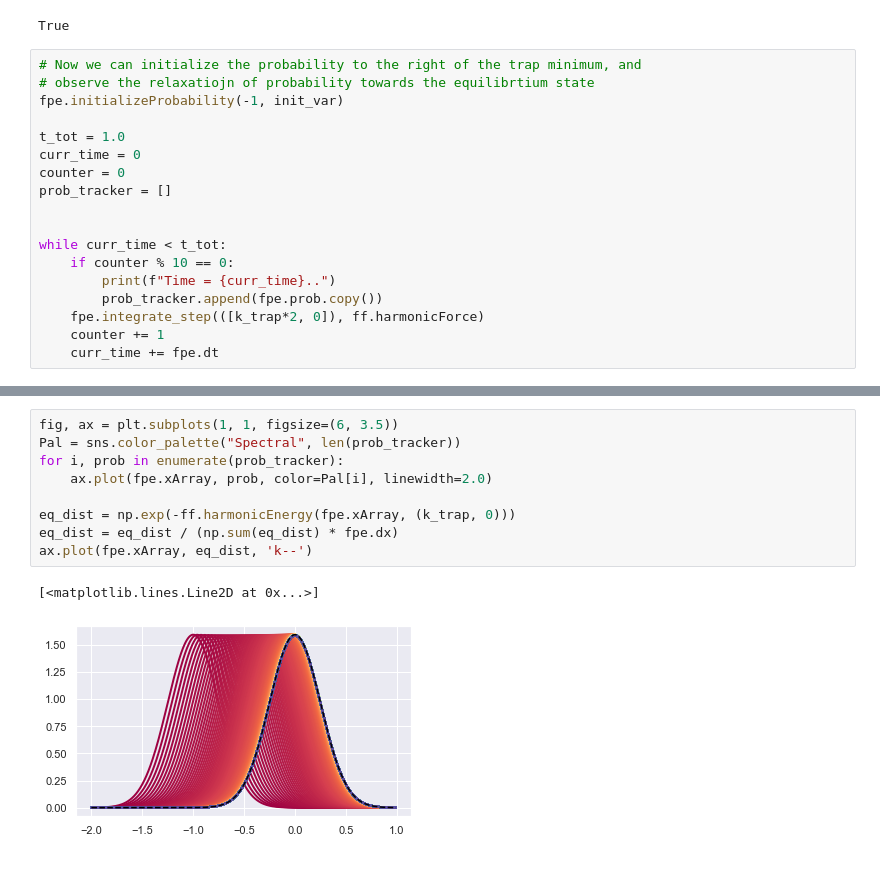
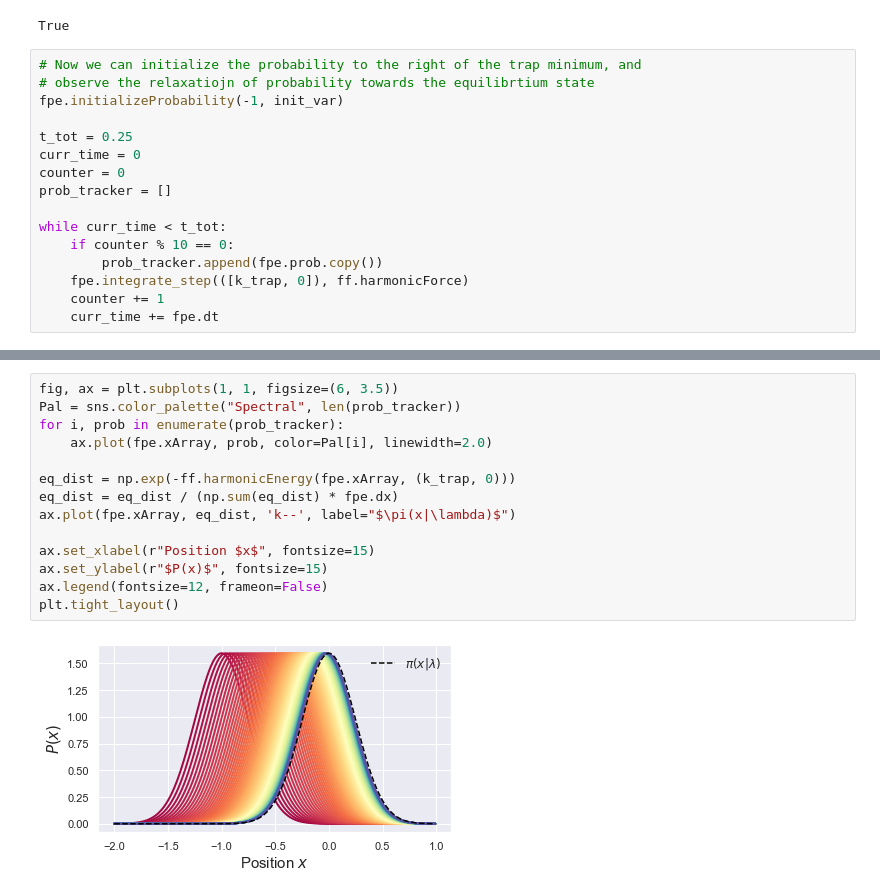
Before and after one commit to StevenJLarge/FokkerPlanck, a Jupyter notebook: notebooks/04-slarge-advection-diffusion.ipynb, the cells around one changed output, grey strips where cells are left out. Cells and saved outputs as stored; diff of their text form.

```diff
--- a/notebooks/04-slarge-advection-diffusion.ipynb
+++ b/notebooks/04-slarge-advection-diffusion.ipynb
@@ -76,17 +76,15 @@ True
 # observe the relaxatiojn of probability towards the equilibrtium state
 fpe.initializeProbability(-1, init_var)
 
-t_tot = 1.0
+t_tot = 0.25
 curr_time = 0
 counter = 0
 prob_tracker = []
 
-
 while curr_time < t_tot:
     if counter % 10 == 0:
-        print(f"Time = {curr_time}..")
         prob_tracker.append(fpe.prob.copy())
-    fpe.integrate_step(([k_trap*2, 0]), ff.harmonicForce)
+    fpe.integrate_step(([k_trap, 0]), ff.harmonicForce)
     counter += 1
     curr_time += fpe.dt
 # %% [output]
@@ -110,12 +95,16 @@ Time = 0.9999999999999176..
 # %%
 fig, ax = plt.subplots(1, 1, figsize=(6, 3.5))
 Pal = sns.color_palette("Spectral", len(prob_tracker))
 for i, prob in enumerate(prob_tracker):
     ax.plot(fpe.xArray, prob, color=Pal[i], linewidth=2.0)
 
 eq_dist = np.exp(-ff.harmonicEnergy(fpe.xArray, (k_trap, 0)))
 eq_dist = eq_dist / (np.sum(eq_dist) * fpe.dx)
-ax.plot(fpe.xArray, eq_dist, 'k--')
+ax.plot(fpe.xArray, eq_dist, 'k--', label="$\pi(x|\lambda)$")
+
+ax.set_xlabel(r"Position $x$", fontsize=15)
+ax.set_ylabel(r"$P(x)$", fontsize=15)
+ax.legend(fontsize=12, frameon=False)
+plt.tight_layout()
 # %% [output]
-[<matplotlib.lines.Line2D at 0x...>]
-[figure, old version]
+[figure, new version]
```
Also changed, not shown: parts of 4 cells of this notebook, 2 other files.
